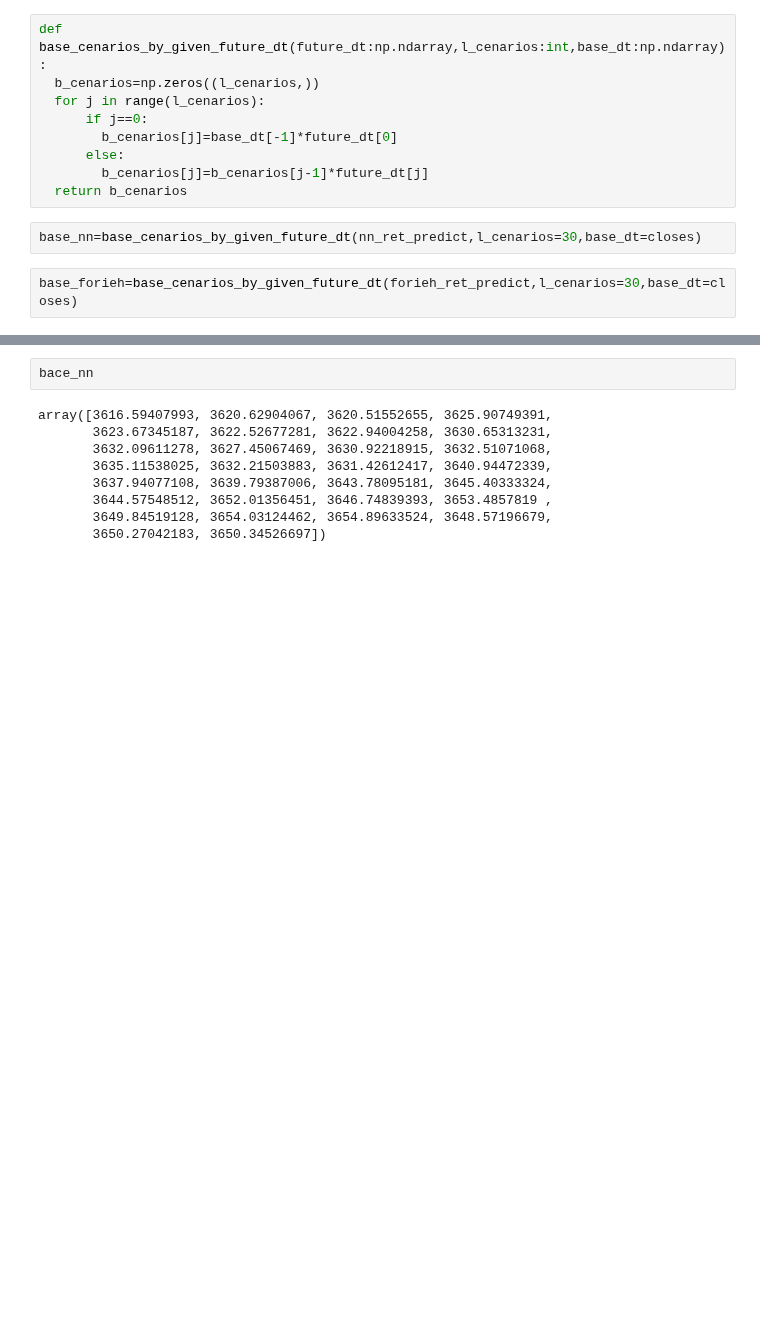
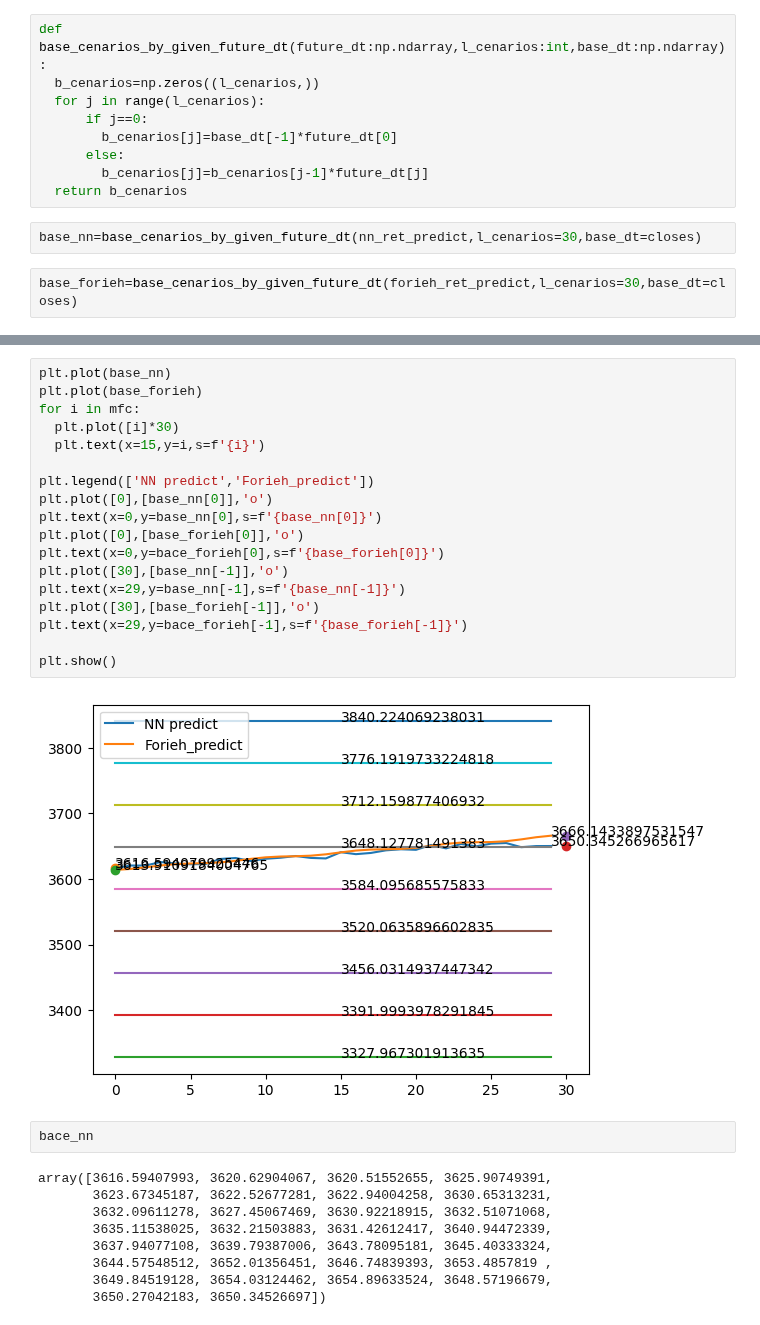
Before and after one commit to bahram3000/IBM_Jupyter_exam, a Jupyter notebook: Gold_models_predict.ipynb, the cells around one changed output, grey strips where cells are left out. Saved outputs shown, nothing was run; the diff lists cells and outputs as text; blank space fills up the shorter version.

Commit message:
full predict for gold

```diff
--- a/Gold_models_predict.ipynb
+++ b/Gold_models_predict.ipynb
@@ -129,3 +138,23 @@ plt.show()
+# %%
+plt.plot(base_nn)
+plt.plot(base_forieh)
+for i in mfc:
+  plt.plot([i]*30)
+  plt.text(x=15,y=i,s=f'{i}')
+
+plt.legend(['NN predict','Forieh_predict'])
+plt.plot([0],[base_nn[0]],'o')
+plt.text(x=0,y=base_nn[0],s=f'{base_nn[0]}')
+plt.plot([0],[base_forieh[0]],'o')
+plt.text(x=0,y=bace_forieh[0],s=f'{base_forieh[0]}')
+plt.plot([30],[base_nn[-1]],'o')
+plt.text(x=29,y=base_nn[-1],s=f'{base_nn[-1]}')
+plt.plot([30],[base_forieh[-1]],'o')
+plt.text(x=29,y=bace_forieh[-1],s=f'{base_forieh[-1]}')
+
+plt.show()
+# %% [output]
+[figure, added]
 # %%
 bace_nn
 # %% [output]
```
Also changed, not shown: parts of 3 cells of this notebook.
